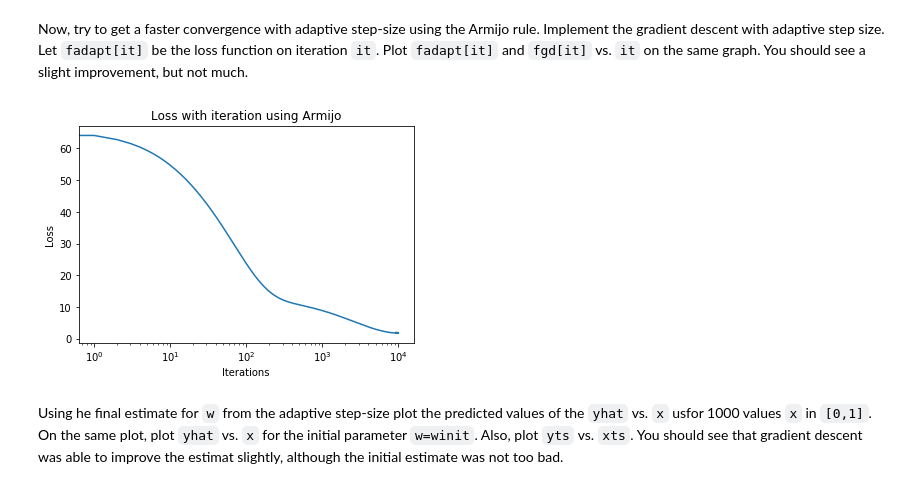
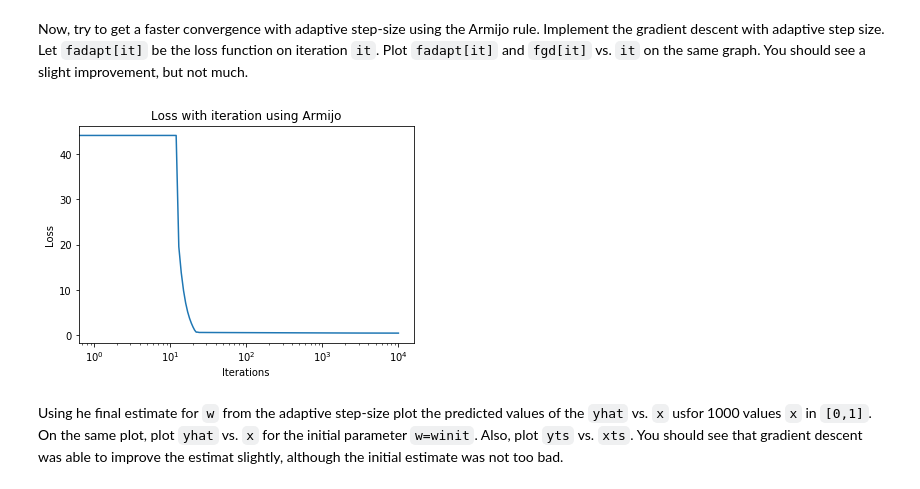
Before and after one commit to zhaobenx/ML-homework, a Jupyter notebook: Lab 7/lab_nlls_partial.ipynb, the cells around one changed output. Saved outputs shown, nothing was run; the diff lists cells and outputs as text; code cells hidden in the pictures.

Commit message:
Fix wrong plot

```diff
--- a/Lab 7/lab_nlls_partial.ipynb
+++ b/Lab 7/lab_nlls_partial.ipynb
@@ -302,35 +302,35 @@ Now, try to get a faster convergence with adaptive step-size using the Armijo ru
 # TODO
 # fadapt = ...
 nit = 10000
 step = 1e-6  # Initial step
 fadapt = []
 w0 = np.copy(winit)
 f0, fgrad0 = feval(w0, xtr, ytr)
 
 for i in range(nit):
 
     w1 = w0 - step*fgrad0
     f1, fgrad1 = feval(w1, xtr, ytr)
 
     df_est = fgrad0.dot(w1 - w0)
     alpha = 0.5
     if (f1-f0 < alpha * df_est) and (f1 < f0):
         step = step*2
         f0 = f1
         fgrad0 = fgrad1
         w0 = w1
     else:
         step = step/2
 
     fadapt.append(f0)
 
-plt.semilogx(fgd)
+plt.semilogx(fadapt)
 plt.xlabel('Iterations')
 plt.ylabel('Loss')
 plt.title('Loss with iteration using Armijo')
 plt.show()
 # %% [output]
-[figure, old version]
+[figure, new version]
 # %% [markdown]
 Using he final estimate for `w` from the adaptive step-size plot the predicted values of the `yhat` vs. `x` usfor 1000 values `x` in `[0,1]`.  On the same plot, plot `yhat` vs. `x` for the initial parameter `w=winit`.  Also, plot `yts` vs. `xts`.  You should see that gradient descent was able to improve the estimat slightly, although the initial estimate was not too bad.
 # %%
```
Also changed, not shown: parts of 9 cells of this notebook.
